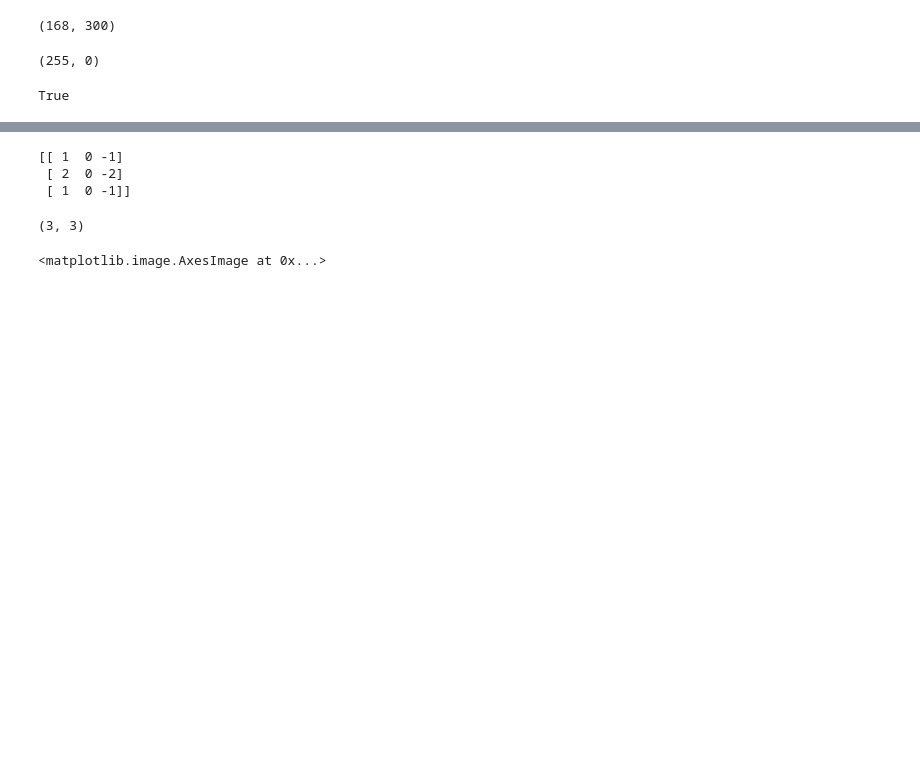
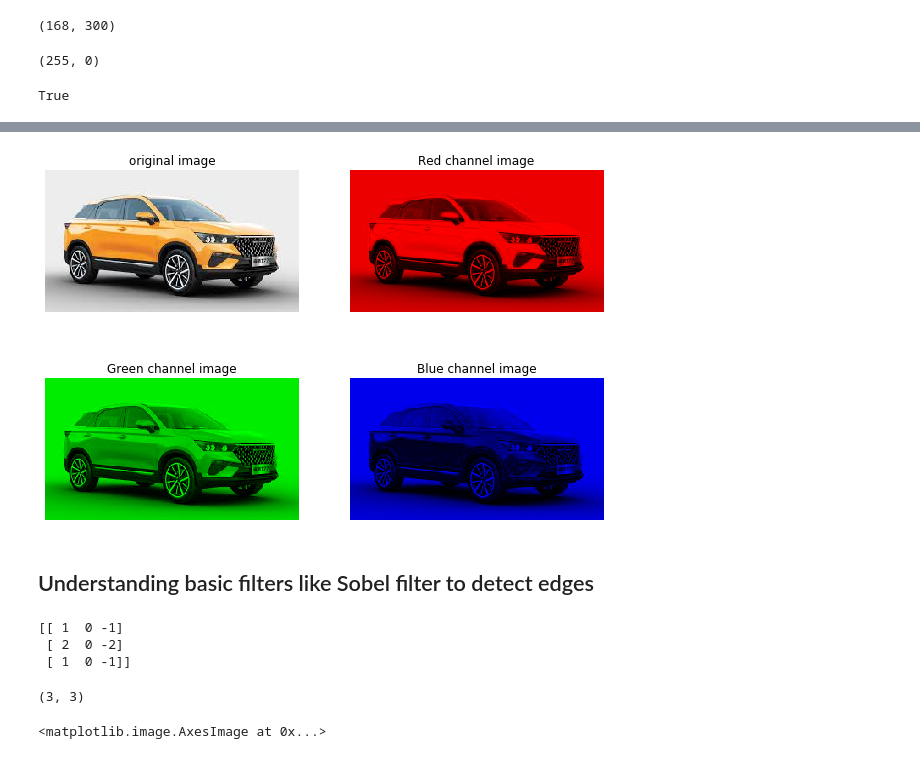
Before and after one commit to c17hawke/Exploring_deep_learning, a Jupyter notebook: edge detection basics/demo_codes_for_edge_detection.ipynb, the cells around one changed output, grey strips where cells are left out. Drawn from its saved outputs; the diff is of its cells as text; code cells hidden in the pictures; blank space fills up the shorter version.

```diff
--- a/edge detection basics/demo_codes_for_edge_detection.ipynb
+++ b/edge detection basics/demo_codes_for_edge_detection.ipynb
@@ -81,3 +124,10 @@ True
+# %%
+new_car = cv2.imread('car1.jpeg')
+visualize_RGB_channels(new_car)
+# %% [output]
+[figure, added]
+# %% [markdown]
+## Understanding basic filters like Sobel filter to detect edges
 # %%
 # sobal filter
 sobel = np.array([[1,0,-1],[2,0,-2],[1,0,-1]])
```
Also changed, not shown: parts of 6 cells of this notebook.
